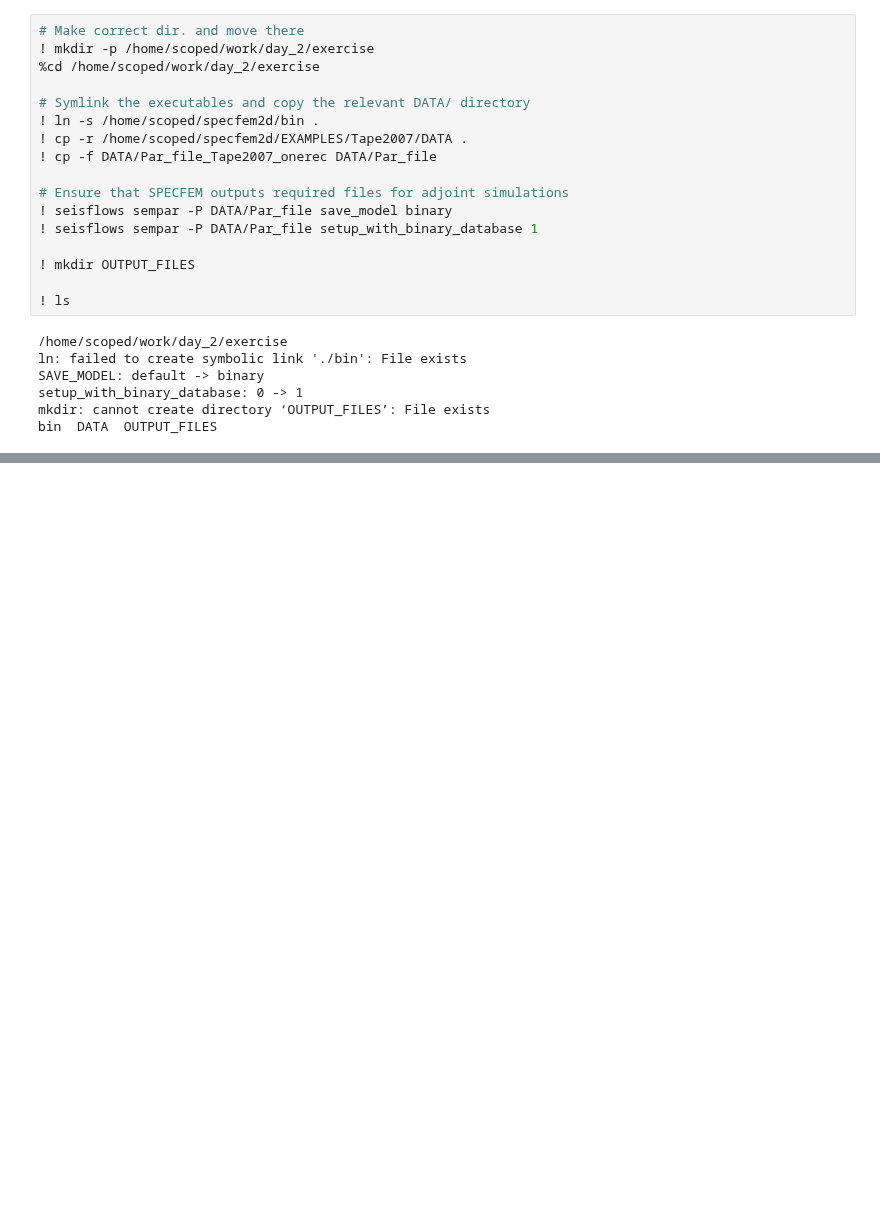
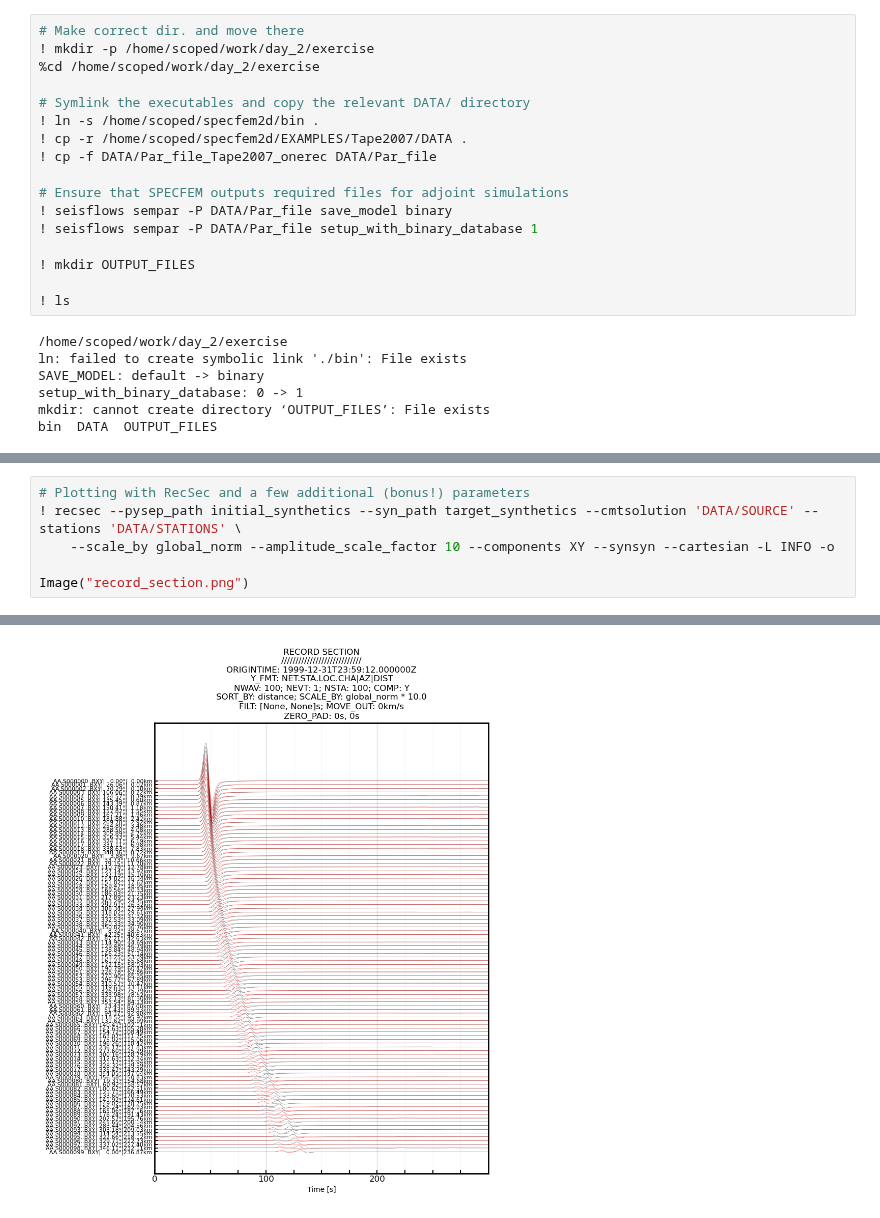
Before and after one commit to adjtomo/adjdocs, a Jupyter notebook: workshops/2022-10-05_specfem_users/day_2b_kernels_exercise.ipynb, the cells around one changed output, grey strips where cells are left out. Cells and saved outputs as stored; diff of their text form; blank space fills up the shorter version.

```diff
--- a/workshops/2022-10-05_specfem_users/day_2b_kernels_exercise.ipynb
+++ b/workshops/2022-10-05_specfem_users/day_2b_kernels_exercise.ipynb
@@ -128,0 +335,7 @@ The remainder of the `Par_file` should already be set up appropriately
+# %%
+# Plotting with RecSec and a few additional (bonus!) parameters
+! recsec --pysep_path initial_synthetics --syn_path target_synthetics --cmtsolution 'DATA/SOURCE' --stations 'DATA/STATIONS' \
+    --scale_by global_norm --amplitude_scale_factor 10 --components XY --synsyn --cartesian -L INFO -o
+
+Image("record_section.png")
+# %% [output]
@@ -129 +360,2 @@ The remainder of the `Par_file` should already be set up appropriately
+[figure, added]
 # %% [markdown]
```
Also changed, not shown: parts of 32 cells of this notebook, 1 other file.
